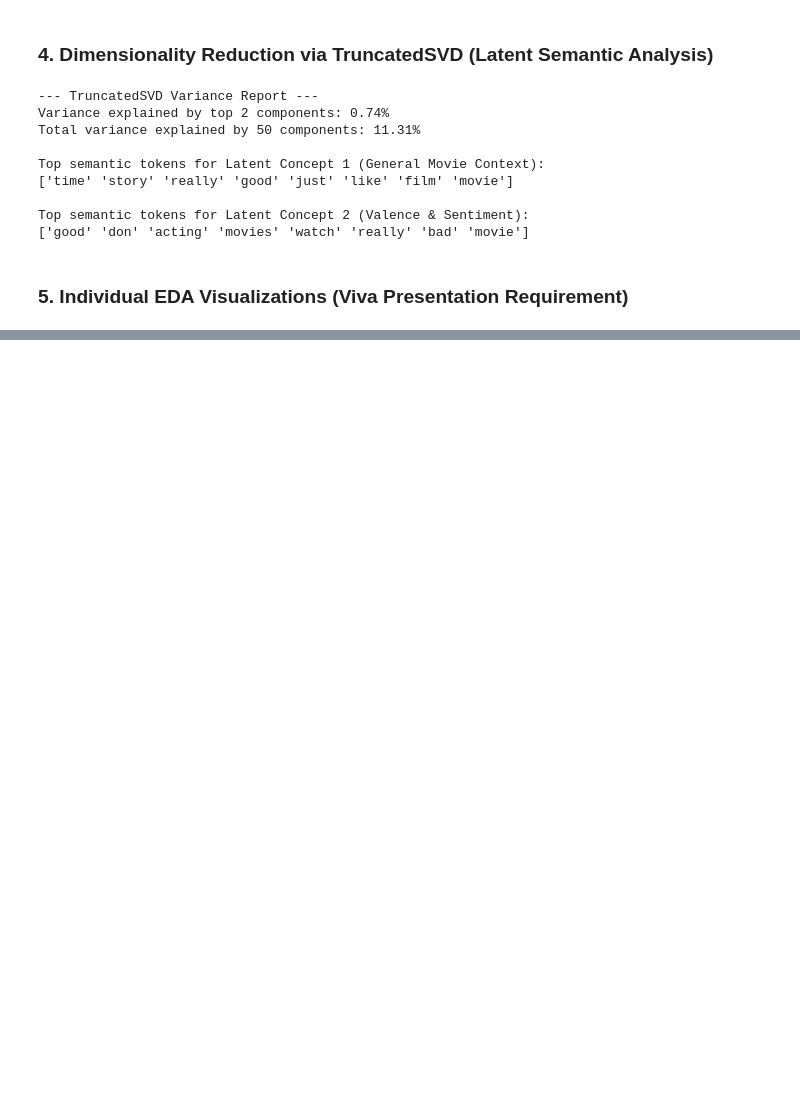
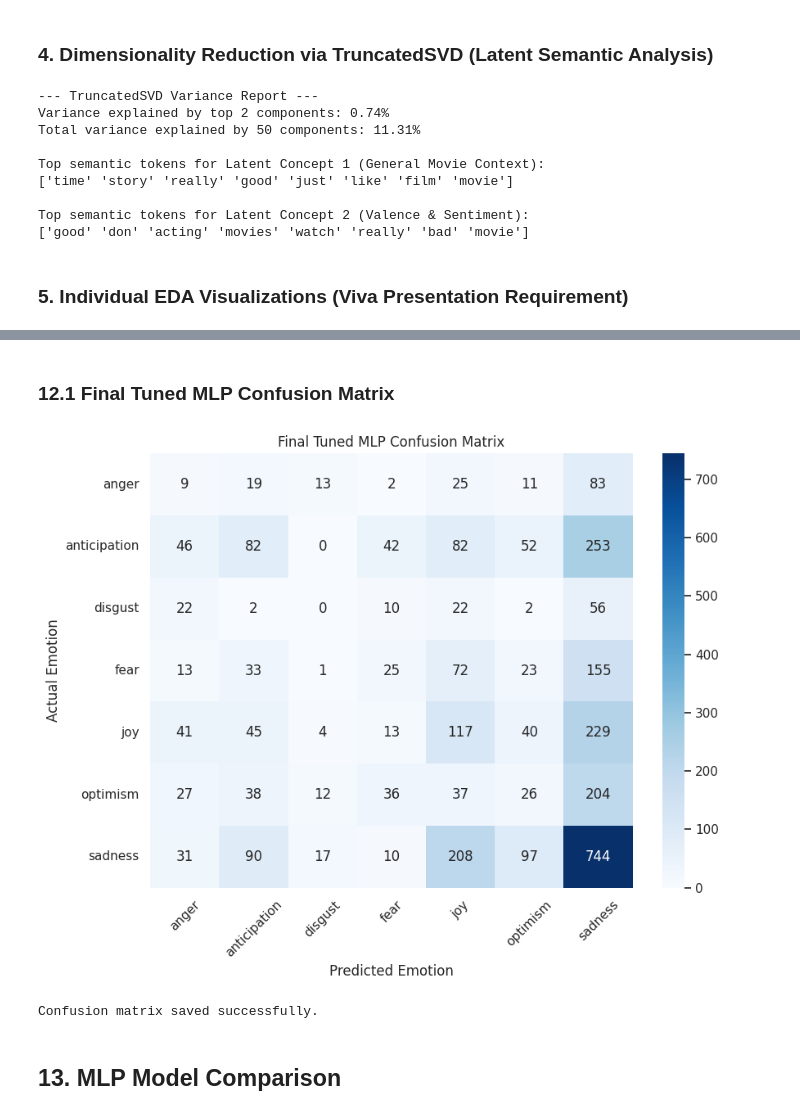
Before and after one commit to it25102877/IT2011-AIML-Project, a Jupyter notebook: notebooks/IT25103132_Preprocessing_FeatureExtraction.ipynb, the cells around one changed output, grey strips where cells are left out. Drawn from its saved outputs; the diff is of its cells as text; code cells hidden in the pictures; blank space fills up the shorter version.

```diff
--- a/notebooks/IT25103132_Preprocessing_FeatureExtraction.ipynb
+++ b/notebooks/IT25103132_Preprocessing_FeatureExtraction.ipynb
@@ -252,0 +868,47 @@ Test SVD Matrix Transformed Without Leakage: (3221, 100)
+# %% [markdown]
+### 12.1 Final Tuned MLP Confusion Matrix
+# %%
+import matplotlib.pyplot as plt
+import seaborn as sns
+from sklearn.metrics import confusion_matrix
+
+# Confusion matrix for final tuned MLP
+cm_tuned = confusion_matrix(
+    y_test_encoded,
+    y_pred_tuned
+)
+
+plt.figure(figsize=(9, 7))
+
+sns.heatmap(
+    cm_tuned,
+    annot=True,
+    fmt="d",
+    cmap="Blues",
+    xticklabels=label_encoder.classes_,
+    yticklabels=label_encoder.classes_
+)
+
+plt.title("Final Tuned MLP Confusion Matrix")
+plt.xlabel("Predicted Emotion")
+plt.ylabel("Actual Emotion")
+plt.xticks(rotation=45)
+plt.yticks(rotation=0)
+plt.tight_layout()
+
+# Save figure for report
+plt.savefig(
+    REPO_ROOT / "results" / "eda_visualizations" /
+    "member6_tuned_mlp_confusion_matrix.png",
+    dpi=300,
+    bbox_inches="tight"
+)
+
+plt.show()
+
+print("Confusion matrix saved successfully.")
+# %% [output]
+[figure, added]
+Confusion matrix saved successfully.
+# %% [markdown]
+## 13. MLP Model Comparison
```
Also changed, not shown: parts of 45 cells of this notebook.
